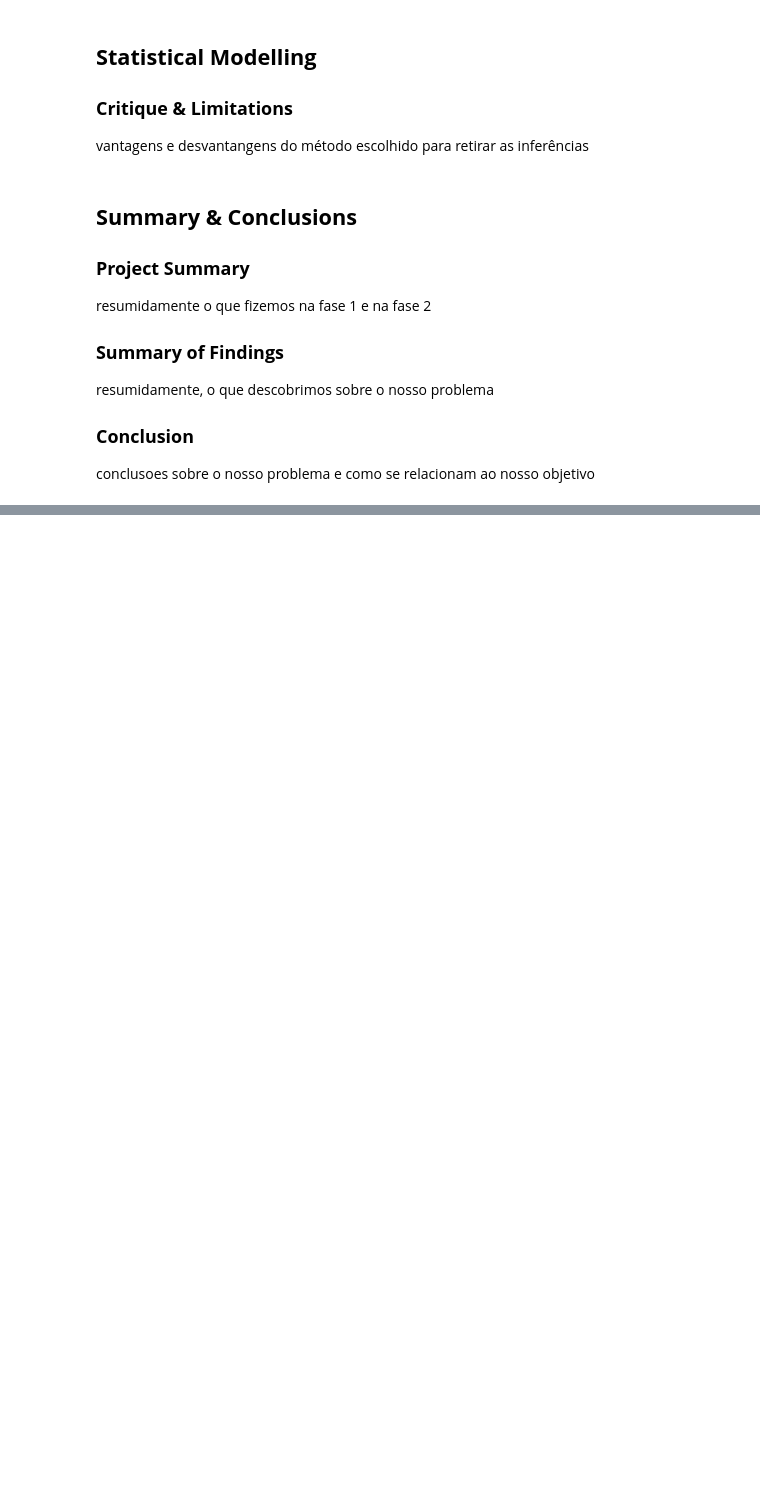
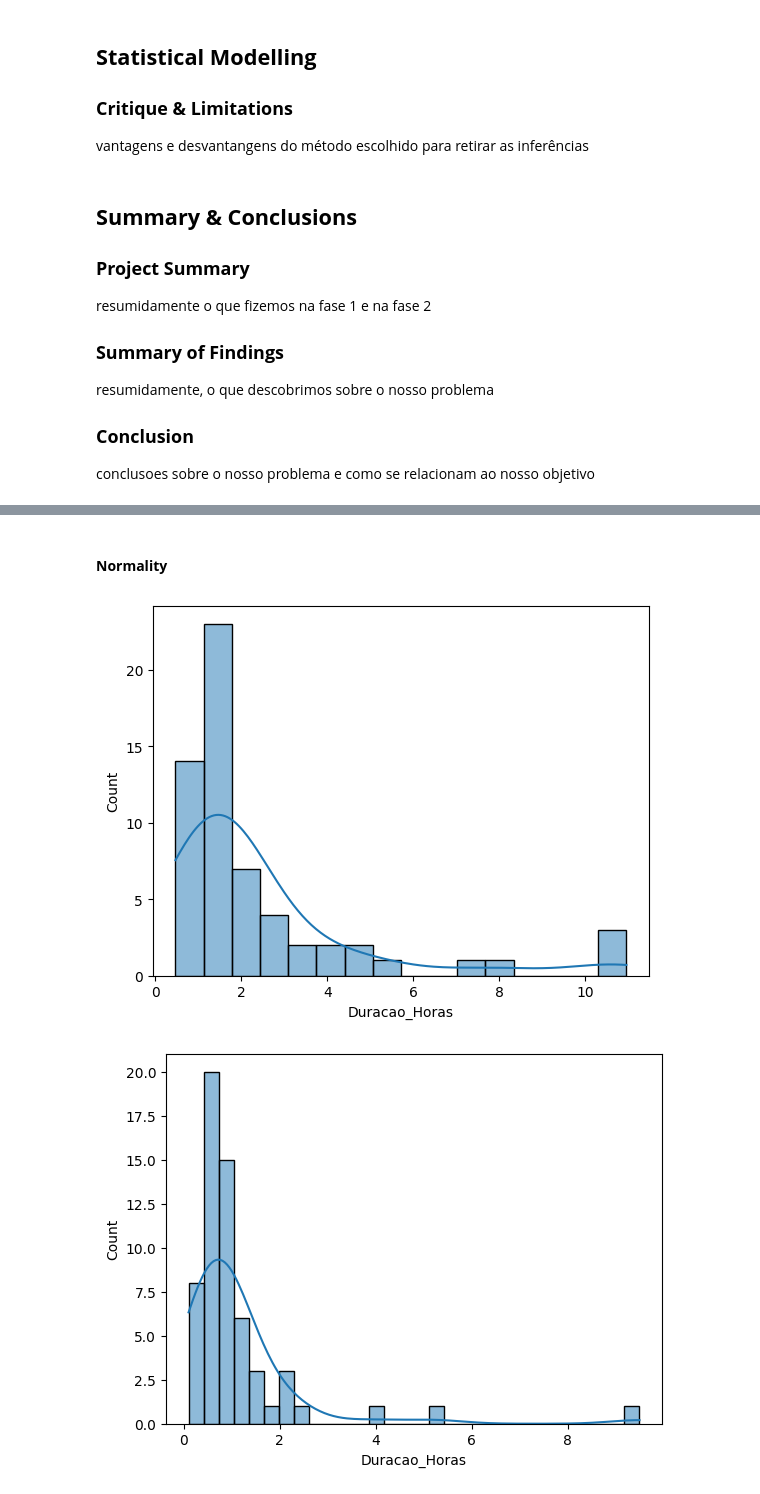
Before and after one commit to brunomfernandes45/fced_stats_project, a Jupyter notebook: phase2_inference.ipynb, the cells around one changed output, grey strips where cells are left out. Cells and saved outputs as stored; diff of their text form; code cells hidden in the pictures; blank space fills up the shorter version.

```diff
--- a/phase2_inference.ipynb
+++ b/phase2_inference.ipynb
@@ -43,0 +168,15 @@ conclusoes sobre o nosso problema e como se relacionam ao nosso objetivo
+# %% [markdown]
+#### **Normality**
+# %%
+# check the distribution of the 'Duracao_Horas' column
+sns.histplot(dataset_2011['Duracao_Horas'], kde=True)
+plt.show()
+
+sns.histplot(dataset_2016['Duracao_Horas'], kde=True)
+plt.show()
+
+sns.histplot(dataset_2020['Duracao_Horas'], kde=True)
+plt.show()
+# %% [output]
+[figure, added]
+[figure, added]
```
Also changed, not shown: parts of 17 cells of this notebook, 2 other files.
